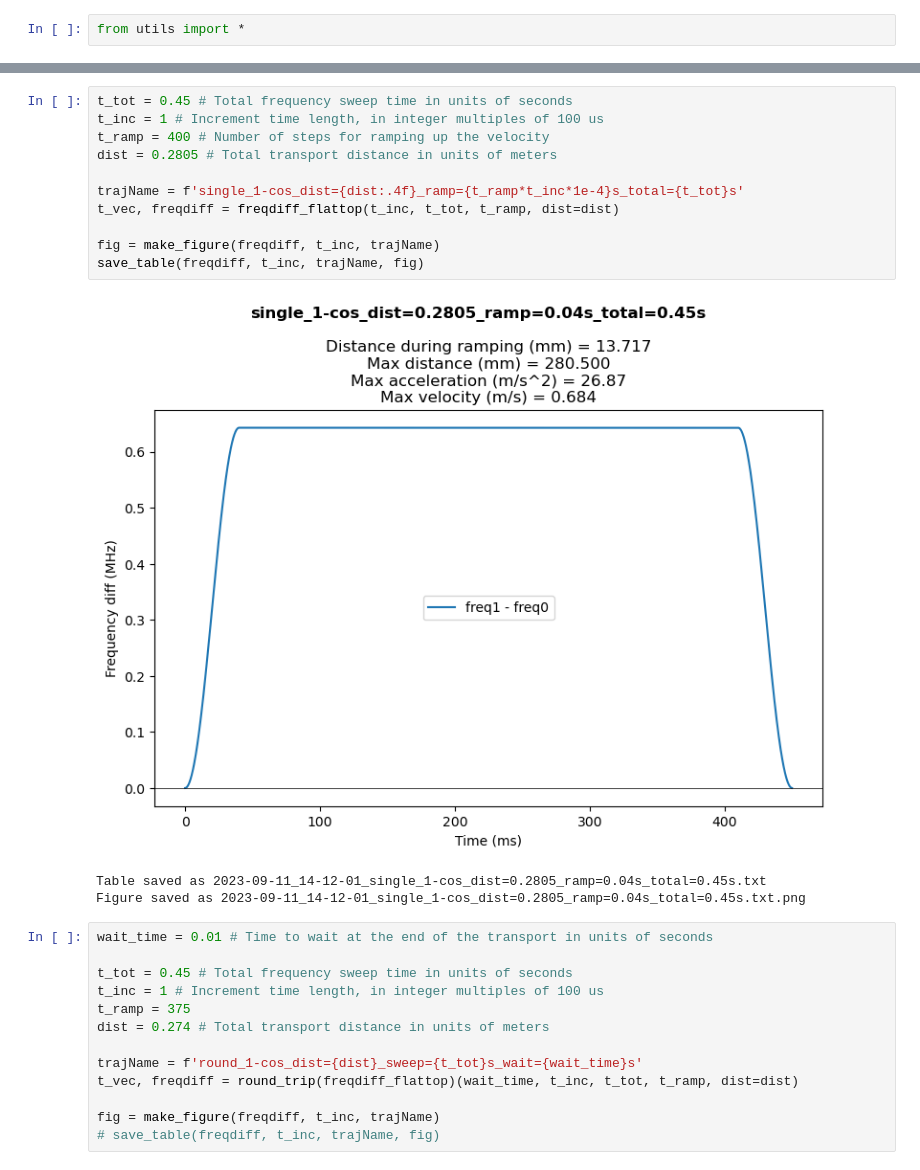
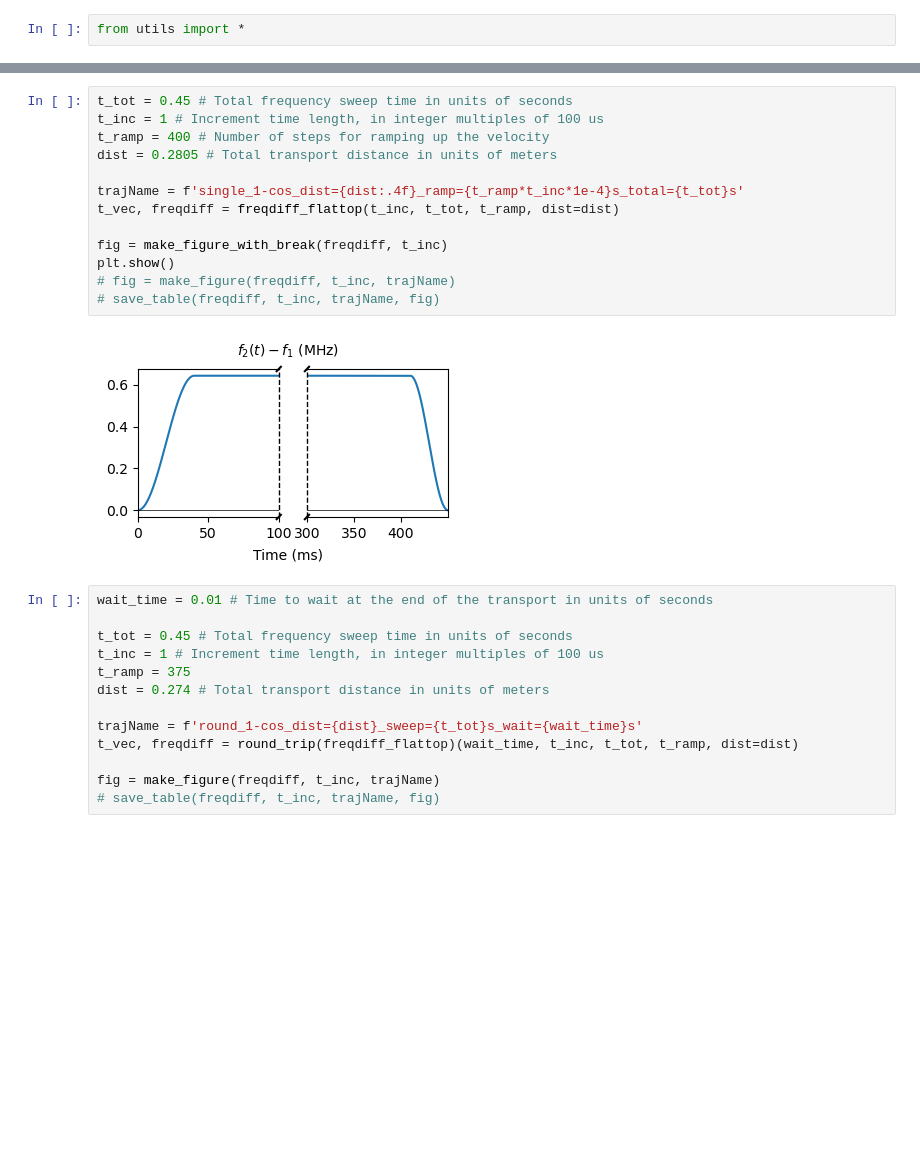
Before and after one commit to ChinLabQMS/Novatech-frequency-synthesizer, a Jupyter notebook: func2table.ipynb, the cells around one changed output, grey strips where cells are left out. Saved outputs shown, nothing was run; the diff lists cells and outputs as text; blank space fills up the shorter version.

Commit message:
add function in notebook to make plot

```diff
--- a/func2table.ipynb
+++ b/func2table.ipynb
@@ -3,18 +74,18 @@ from utils import *
 # %%
 t_tot = 0.45 # Total frequency sweep time in units of seconds
 t_inc = 1 # Increment time length, in integer multiples of 100 us
 t_ramp = 400 # Number of steps for ramping up the velocity
 dist = 0.2805 # Total transport distance in units of meters
 
 trajName = f'single_1-cos_dist={dist:.4f}_ramp={t_ramp*t_inc*1e-4}s_total={t_tot}s'
 t_vec, freqdiff = freqdiff_flattop(t_inc, t_tot, t_ramp, dist=dist)
 
-fig = make_figure(freqdiff, t_inc, trajName)
-save_table(freqdiff, t_inc, trajName, fig)
+fig = make_figure_with_break(freqdiff, t_inc)
+plt.show()
+# fig = make_figure(freqdiff, t_inc, trajName)
+# save_table(freqdiff, t_inc, trajName, fig)
 # %% [output]
-[figure, old version]
+[figure, new version]
-Table saved as 2023-09-11_14-12-01_single_1-cos_dist=0.2805_ramp=0.04s_total=0.45s.txt
-Figure saved as 2023-09-11_14-12-01_single_1-cos_dist=0.2805_ramp=0.04s_total=0.45s.txt.png
 # %%
 wait_time = 0.01 # Time to wait at the end of the transport in units of seconds
 
```
Also changed, not shown: parts of 1 cell of this notebook.
